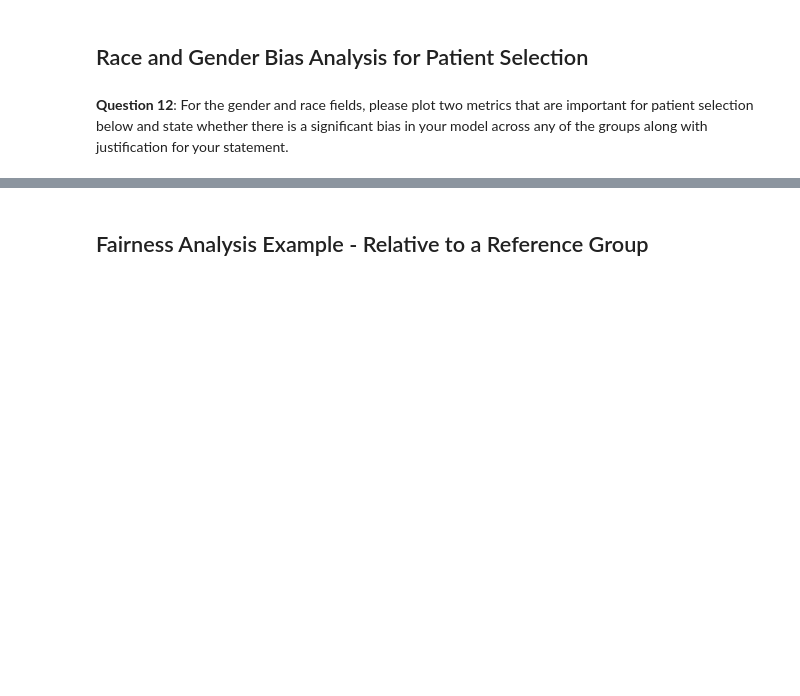
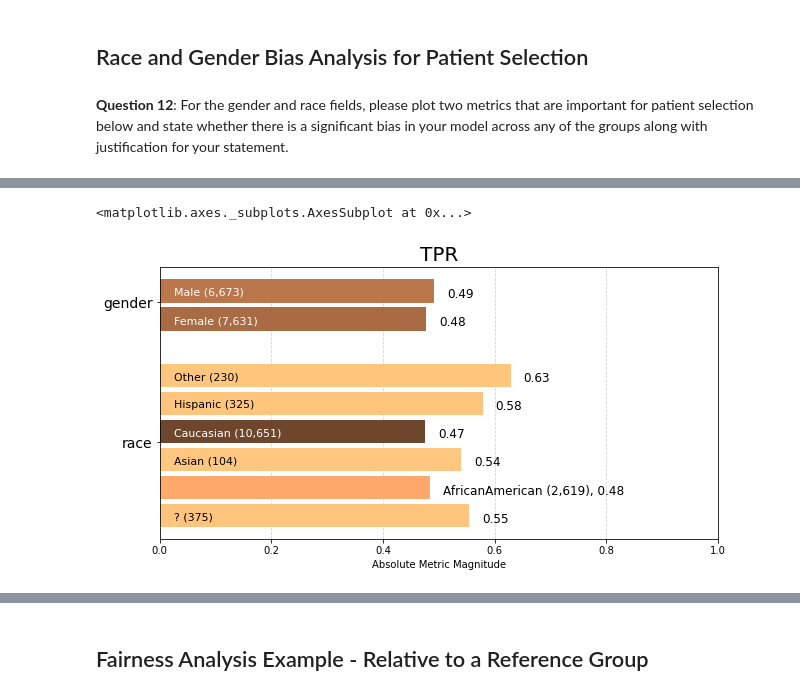
Before and after one commit to odysseus/ehr_project, a Jupyter notebook: project/starter_code/Project_NN.ipynb, the cells around one changed output, grey strips where cells are left out. Cells and saved outputs as stored; diff of their text form; code cells hidden in the pictures; blank space fills up the shorter version.

```diff
--- a/project/starter_code/Project_NN.ipynb
+++ b/project/starter_code/Project_NN.ipynb
@@ -442,0 +453,7 @@ pred_test_df = add_pred_to_test(d_test, student_binary_prediction, ['race', 'gen
+# %%
+cols = ['patient_nbr', 'race', 'gender', 'age', 'time_in_hospital']
+labels = d_test.time_in_hospital.map(lambda x: 1 if x >= 5 else 0)
+# %%
+demo_df = d_test[cols].copy()
+demo_df['label_value'] = labels
+demo_df['score'] = student_binary_prediction
@@ -443 +476,3 @@ pred_test_df = add_pred_to_test(d_test, student_binary_prediction, ['race', 'gen
+# %%
+pred_test_df = demo_df
 # %%
@@ -502,0 +613,5 @@ fdf = f.get_group_value_fairness(bdf)
+# %%
+aqp.plot_group_metric(clean_xtab, 'tpr')
+# %% [output]
+<matplotlib.axes._subplots.AxesSubplot at 0x...>
+[figure, added]
```
Also changed, not shown: parts of 41 cells of this notebook, 10 other files.
